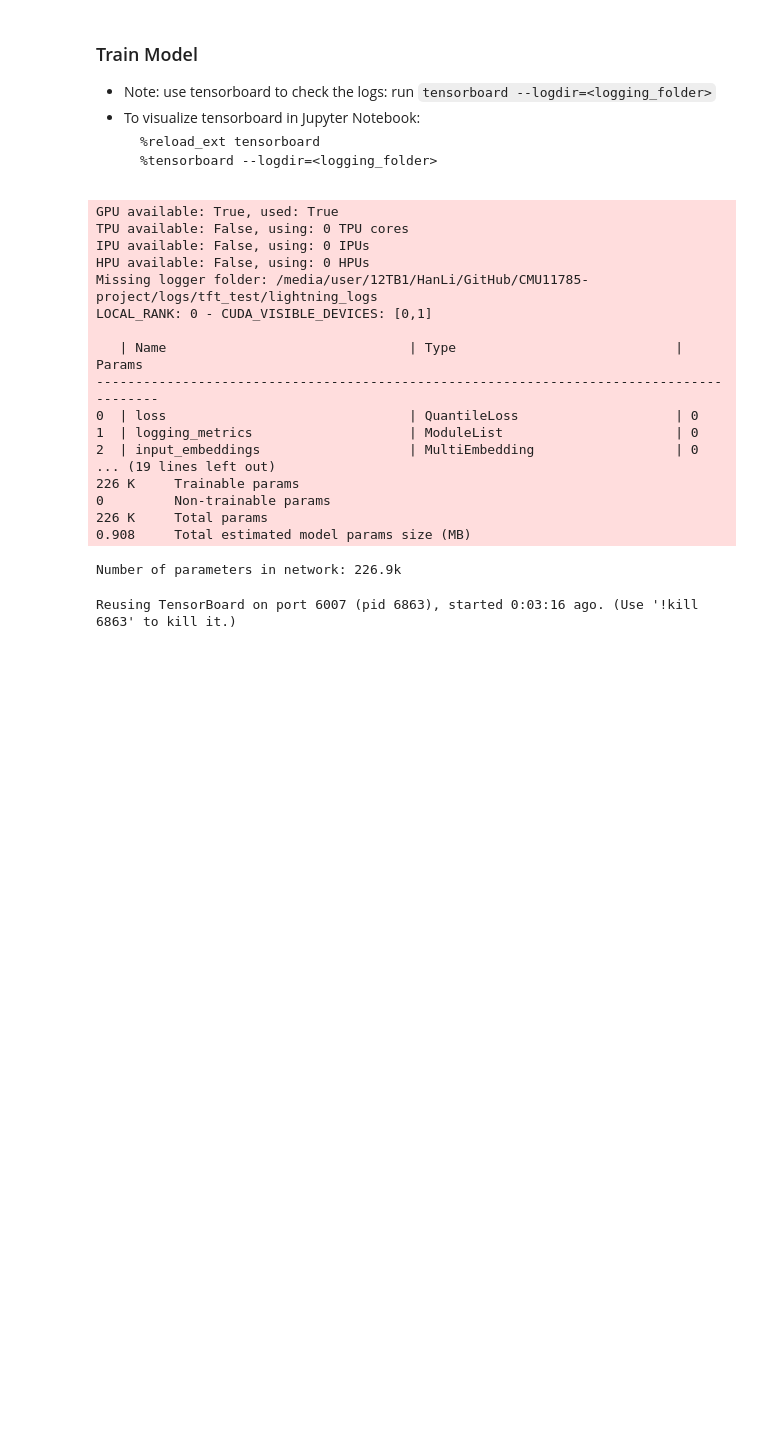
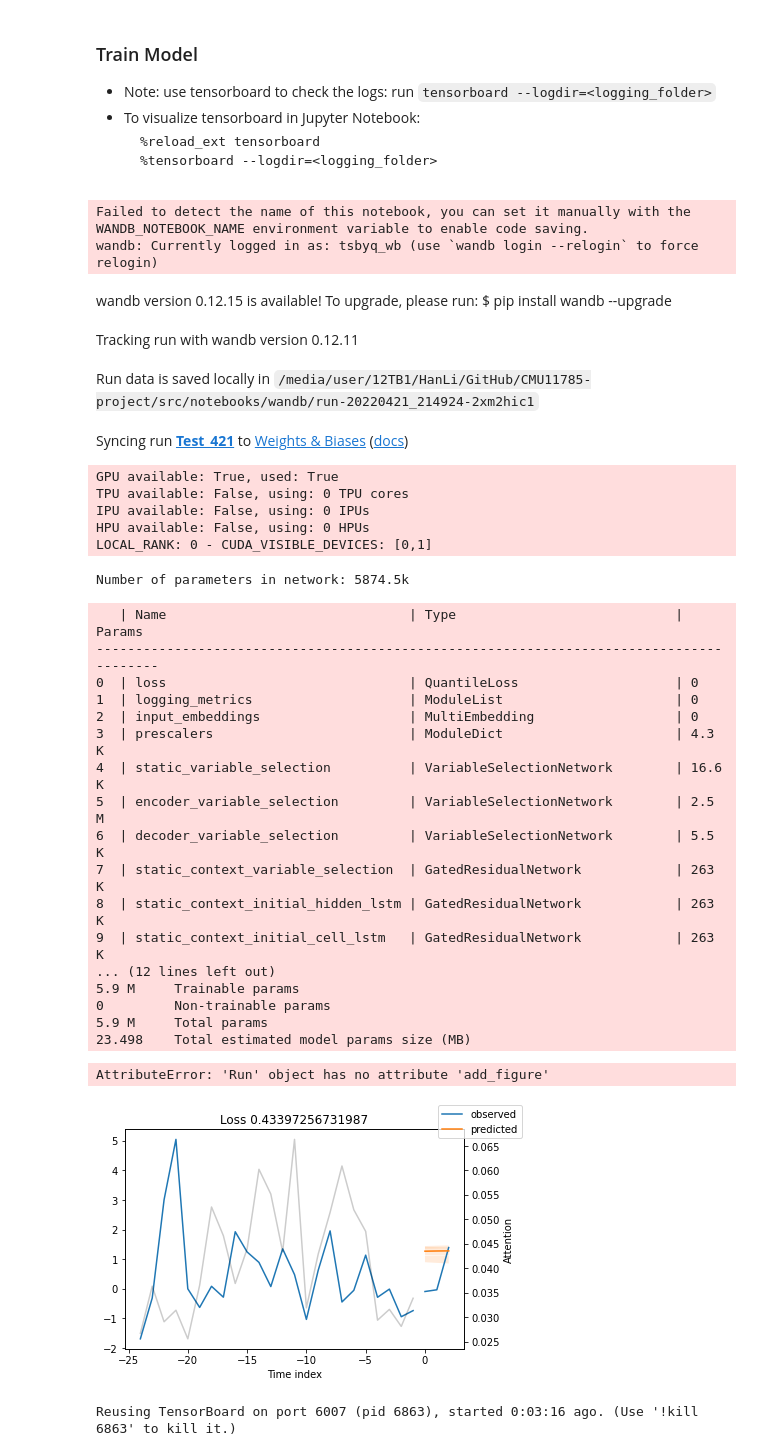
Before and after one commit to S22-11785-project/CMU11785-project, a Jupyter notebook: src/notebooks/tft.ipynb, the cells around one changed output. Drawn from its saved outputs; the diff is of its cells as text; code cells hidden in the pictures; blank space fills up the shorter version.

Commit message:
Trying wandb logger in tft.ipynb

```diff
--- a/src/notebooks/tft.ipynb
+++ b/src/notebooks/tft.ipynb
@@ -163,61 +164,81 @@ DIR_LOGS = '/media/user/12TB1/HanLi/GitHub/CMU11785-project/logs' # Change this!
 # configure network and trainer
 early_stop_callback = EarlyStopping(monitor="val_loss", min_delta=1e-4, patience=10, verbose=False, mode="min")
 lr_logger = LearningRateMonitor()  # log the learning rate
-logger = TensorBoardLogger(
-    save_dir=os.path.join(DIR_LOGS, "tft_test"),
-    name="lightning_logs"
+# logger = TensorBoardLogger(
+#     save_dir=os.path.join(DIR_LOGS, "tft_test"),
+#     name="lightning_logs"
+# )
+
+logger = WandbLogger(
+    entity="11785_project",
+    project="PyTorchForecasting_test",
+    name='Test_421',
+    log_model=True
 )
 
 trainer = pl.Trainer(
-    max_epochs=5,
+    max_epochs=20,
     gpus=1,
     weights_summary="top",
     gradient_clip_val=0.1,
     limit_train_batches=30,  # coment in for training, running valiation every 30 batches
     # fast_dev_run=True,  # comment in to check that networkor dataset has no serious bugs
     callbacks=[lr_logger, early_stop_callback],
     logger=logger,
 )
 
 tft_model = TemporalFusionTransformer.from_dataset(
     train_dataset,
     learning_rate=0.03,
-    hidden_size=16,
+    hidden_size=256,
     attention_head_size=1,
     dropout=0.1,
-    hidden_continuous_size=8,
+    hidden_continuous_size=7,
     output_size=7,  # 7 quantiles by default
     loss=QuantileLoss(),
     log_interval=10,  # uncomment for learning rate finder and otherwise, e.g. to 10 for logging every 10 batches
     reduce_on_plateau_patience=4,
 )
 print(f"Number of parameters in network: {tft_model.size()/1e3:.1f}k")
 
 # fit network
 trainer.fit(
     tft_model,
     train_dataloaders=train_dataloader,
     val_dataloaders=val_dataloader,
 )
 # %% [output]
-GPU available: True, used: True
-TPU available: False, using: 0 TPU cores
-IPU available: False, using: 0 IPUs
-HPU available: False, using: 0 HPUs
-Missing logger folder: /media/user/12TB1/HanLi/GitHub/CMU11785-project/logs/tft_test/lightning_logs
-LOCAL_RANK: 0 - CUDA_VISIBLE_DEVICES: [0,1]
-
-   | Name                               | Type                            | Params
-----------------------------------------------------------------------------------------
-0  | loss                               | QuantileLoss                    | 0
-1  | logging_metrics                    | ModuleList                      | 0
-2  | input_embeddings                   | MultiEmbedding                  | 0
-... (19 lines left out)
-226 K     Trainable params
-0         Non-trainable params
-226 K     Total params
-0.908     Total estimated model params size (MB)
+Failed to detect the name of this notebook, you can set it manually with the WANDB_NOTEBOOK_NAME environment variable to enable code saving.
+wandb: Currently logged in as: tsbyq_wb (use `wandb login --relogin` to force relogin)
+wandb version 0.12.15 is available! To upgrade, please run: $ pip install wandb --upgrade
+Tracking run with wandb version 0.12.11
+Run data is saved locally in /media/user/12TB1/HanLi/GitHub/CMU11785-project/src/notebooks/wandb/run-20220421_214924-2xm2hic1
+Syncing run Test_421 to Weights & Biases (docs)
-Number of parameters in network: 226.9k
+GPU available: True, used: True
+TPU available: False, using: 0 TPU cores
+IPU available: False, using: 0 IPUs
+HPU available: False, using: 0 HPUs
+LOCAL_RANK: 0 - CUDA_VISIBLE_DEVICES: [0,1]
+Number of parameters in network: 5874.5k
+   | Name                               | Type                            | Params
+----------------------------------------------------------------------------------------
+0  | loss                               | QuantileLoss                    | 0
+1  | logging_metrics                    | ModuleList                      | 0
+2  | input_embeddings                   | MultiEmbedding                  | 0
+3  | prescalers                         | ModuleDict                      | 4.3 K
+4  | static_variable_selection          | VariableSelectionNetwork        | 16.6 K
+5  | encoder_variable_selection         | VariableSelectionNetwork        | 2.5 M
+6  | decoder_variable_selection         | VariableSelectionNetwork        | 5.5 K
+7  | static_context_variable_selection  | GatedResidualNetwork            | 263 K
+8  | static_context_initial_hidden_lstm | GatedResidualNetwork            | 263 K
+9  | static_context_initial_cell_lstm   | GatedResidualNetwork            | 263 K
+... (12 lines left out)
+5.9 M     Trainable params
+0         Non-trainable params
+5.9 M     Total params
+23.498    Total estimated model params size (MB)
+AttributeError: 'Run' object has no attribute 'add_figure'
+[figure, added]
 # %%
 %reload_ext tensorboard
 # %tensorboard --logdir=os.path.join(DIR_LOGS, 'tft_test/lightning_logs/version_0/events.out.tfevents.1650348368.srg-gpu.48045.1')
```
Also changed, not shown: parts of 4 cells of this notebook, 2 other files.
